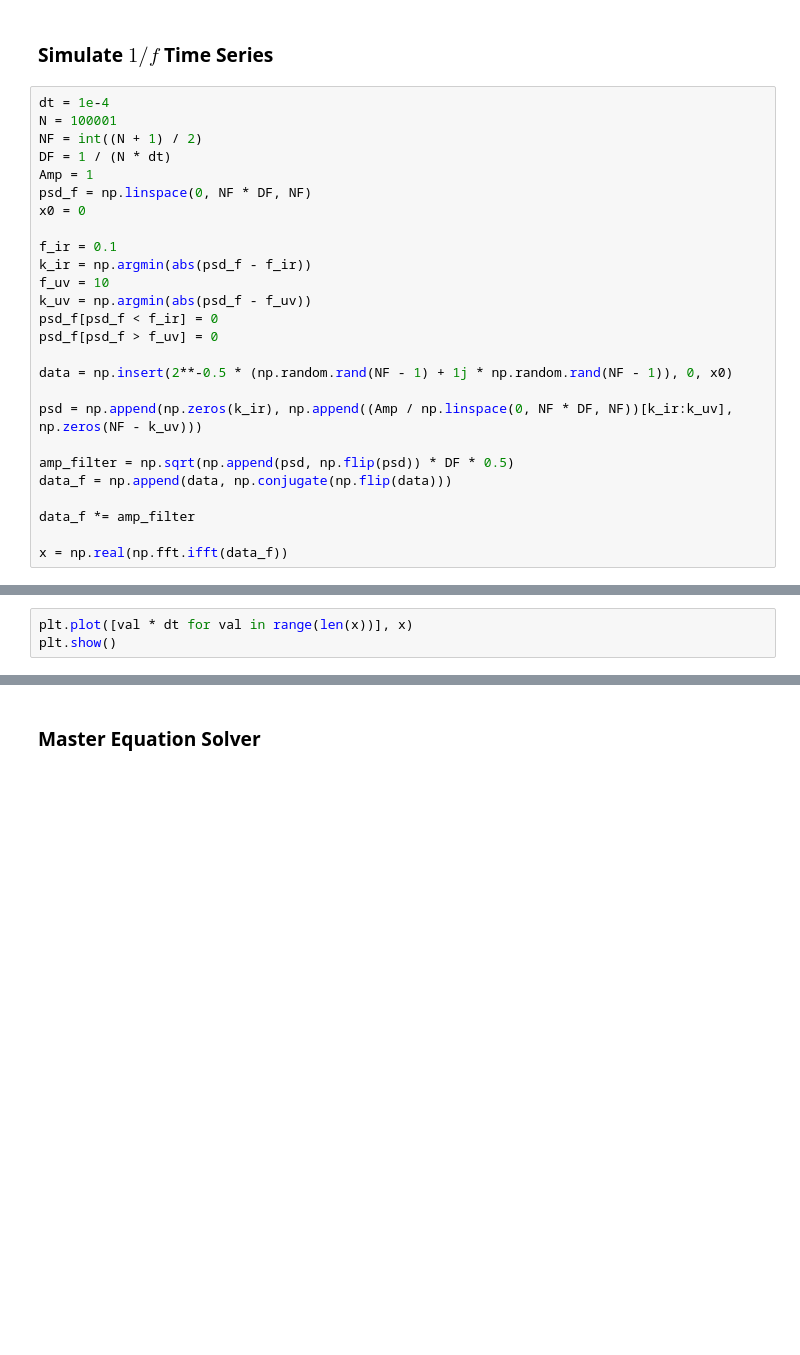
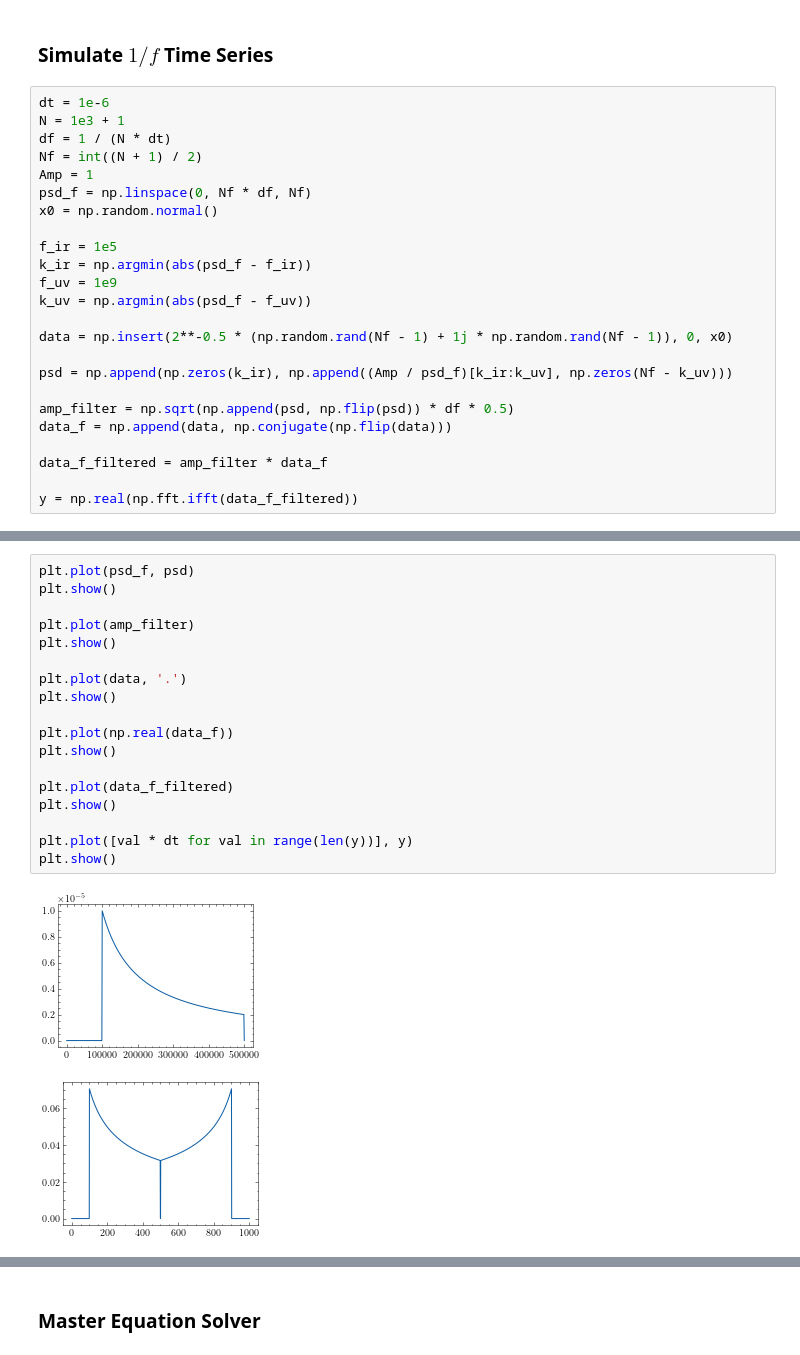
Before and after one commit to Dan5762/Transmon-Project, a Jupyter notebook: circuit_models/direct_coupling.ipynb, the cells around one changed output, grey strips where cells are left out. Cells and saved outputs as stored; diff of their text form; blank space fills up the shorter version.

```diff
--- a/circuit_models/direct_coupling.ipynb
+++ b/circuit_models/direct_coupling.ipynb
@@ -1311,28 +1311,26 @@ print(T_phi)
 # %% [markdown]
 ### Simulate $1/f$ Time Series
 # %%
-dt = 1e-4
-N = 100001
-NF = int((N + 1) / 2)
-DF = 1 / (N * dt)
+dt = 1e-6
+N = 1e3 + 1
+df = 1 / (N * dt)
+Nf = int((N + 1) / 2)
 Amp = 1
-psd_f = np.linspace(0, NF * DF, NF)
-x0 = 0
+psd_f = np.linspace(0, Nf * df, Nf)
+x0 = np.random.normal()
 
-f_ir = 0.1
+f_ir = 1e5
 k_ir = np.argmin(abs(psd_f - f_ir))
-f_uv = 10
+f_uv = 1e9
 k_uv = np.argmin(abs(psd_f - f_uv))
-psd_f[psd_f < f_ir] = 0
-psd_f[psd_f > f_uv] = 0
 
-data = np.insert(2**-0.5 * (np.random.rand(NF - 1) + 1j * np.random.rand(NF - 1)), 0, x0)
+data = np.insert(2**-0.5 * (np.random.rand(Nf - 1) + 1j * np.random.rand(Nf - 1)), 0, x0)
 
-psd = np.append(np.zeros(k_ir), np.append((Amp / np.linspace(0, NF * DF, NF))[k_ir:k_uv], np.zeros(NF - k_uv)))
+psd = np.append(np.zeros(k_ir), np.append((Amp / psd_f)[k_ir:k_uv], np.zeros(Nf - k_uv)))
 
-amp_filter = np.sqrt(np.append(psd, np.flip(psd)) * DF * 0.5)
+amp_filter = np.sqrt(np.append(psd, np.flip(psd)) * df * 0.5)
 data_f = np.append(data, np.conjugate(np.flip(data)))
 
-data_f *= amp_filter
+data_f_filtered = amp_filter * data_f
 
-x = np.real(np.fft.ifft(data_f))
+y = np.real(np.fft.ifft(data_f_filtered))
@@ -1339,3 +1355,21 @@ x = np.real(np.fft.ifft(data_f))
 # %%
-plt.plot([val * dt for val in range(len(x))], x)
+plt.plot(psd_f, psd)
 plt.show()
+
+plt.plot(amp_filter)
+plt.show()
+
+plt.plot(data, '.')
+plt.show()
+
+plt.plot(np.real(data_f))
+plt.show()
+
+plt.plot(data_f_filtered)
+plt.show()
+
+plt.plot([val * dt for val in range(len(y))], y)
+plt.show()
+# %% [output]
+[figure, added]
+[figure, added]
```
Also changed, not shown: parts of 5 cells of this notebook.
